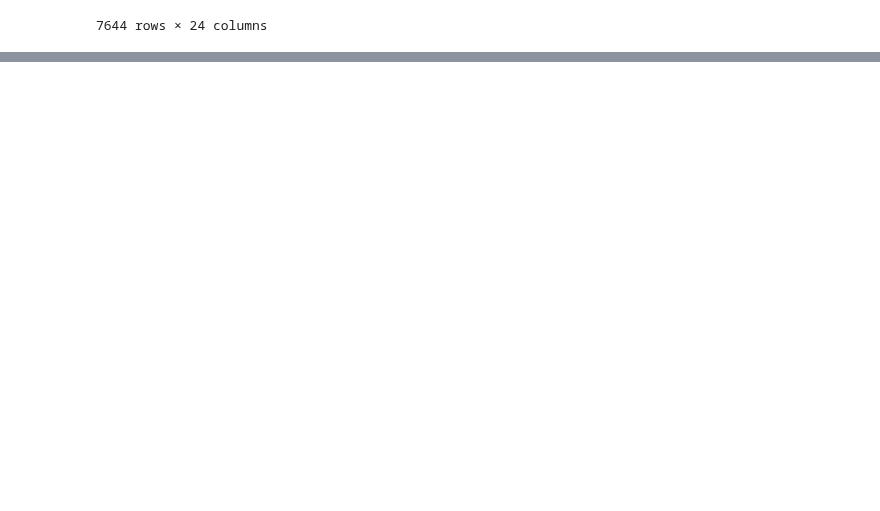
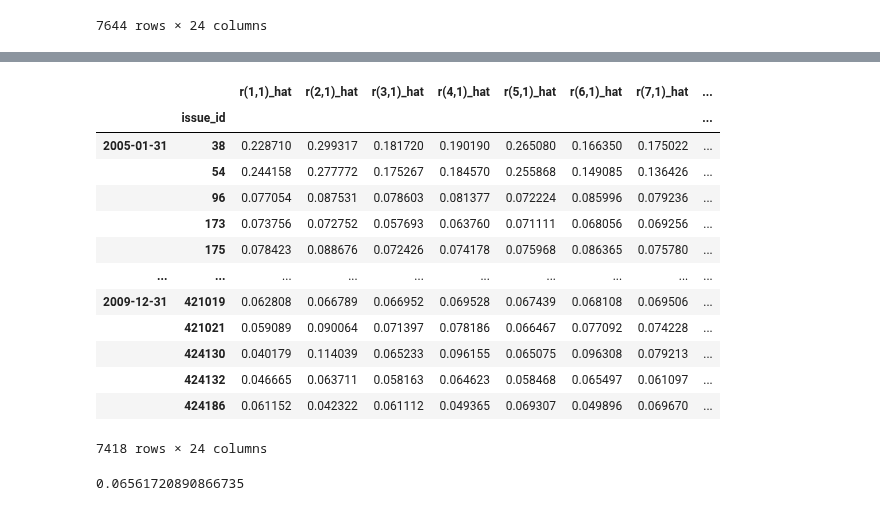
Before and after one commit to santoromano/Corporate-Bond-Factors, a Jupyter notebook: empirics.ipynb, the cells around one changed output, grey strips where cells are left out. Saved outputs shown, nothing was run; the diff lists cells and outputs as text; code cells hidden in the pictures; blank space fills up the shorter version.

Commit message:
deciles

```diff
--- a/empirics.ipynb
+++ b/empirics.ipynb
@@ -196,0 +199,58 @@ array([[0.10957543, 0.12167503, 0.09573974, ..., 0.09151534, 0.09319475,
+# %%
+def compute_deciles(df):
+    """
+    Computes deciles of each column of a multi-index pandas dataframe for every month.
+
+    Parameters:
+        df (pd.DataFrame): A multi-index pandas dataframe.
+
+    Returns:
+        deciles (pd.DataFrame): A dataframe with deciles for each column of the input dataframe, for every month.
+    """
+
+    # Create an empty dataframe to store the deciles
+    deciles = []
+
+    # Loop over each month
+    for month in df.index.get_level_values('date').unique():
+
+        # Select the data for the current month
+        month_data = df.loc[month]
+
+        # Compute the deciles for each column
+        deciles_data = month_data.apply(lambda x: pd.qcut(x, 10, labels=False, duplicates='drop'), axis=0)
+
+        # Add the deciles for the current month to the deciles dataframe
+        deciles_data.index = pd.MultiIndex.from_product([[month], deciles_data.index])
+        deciles.append(deciles_data)
+
+    deciles_df = pd.concat(deciles)
+
+    return deciles_df
+# %%
+deciles = compute_deciles(Y_hat)
+deciles.columns = deciles.columns+"_decile"
+# %%
+Y_hat_deciles = pd.concat([Y_hat, deciles], axis=1)
+# %%
+Y_hat_deciles
+# %% [output]
+|  |  | r(1,1)_hat | r(2,1)_hat | r(3,1)_hat | r(4,1)_hat | r(5,1)_hat | r(6,1)_hat | r(7,1)_hat | ... |
+|  | issue_id |  |  |  |  |  |  |  | ... |
+| 2005-01-31 | 38 | 0.228710 | 0.299317 | 0.181720 | 0.190190 | 0.265080 | 0.166350 | 0.175022 | ... |
+|  | 54 | 0.244158 | 0.277772 | 0.175267 | 0.184570 | 0.255868 | 0.149085 | 0.136426 | ... |
+|  | 96 | 0.077054 | 0.087531 | 0.078603 | 0.081377 | 0.072224 | 0.085996 | 0.079236 | ... |
+|  | 173 | 0.073756 | 0.072752 | 0.057693 | 0.063760 | 0.071111 | 0.068056 | 0.069256 | ... |
+|  | 175 | 0.078423 | 0.088676 | 0.072426 | 0.074178 | 0.075968 | 0.086365 | 0.075780 | ... |
+| ... | ... | ... | ... | ... | ... | ... | ... | ... | ... |
+| 2009-12-31 | 421019 | 0.062808 | 0.066789 | 0.066952 | 0.069528 | 0.067439 | 0.068108 | 0.069506 | ... |
+|  | 421021 | 0.059089 | 0.090064 | 0.071397 | 0.078186 | 0.066467 | 0.077092 | 0.074228 | ... |
+|  | 424130 | 0.040179 | 0.114039 | 0.065233 | 0.096155 | 0.065075 | 0.096308 | 0.079213 | ... |
+|  | 424132 | 0.046665 | 0.063711 | 0.058163 | 0.064623 | 0.058468 | 0.065497 | 0.061097 | ... |
+|  | 424186 | 0.061152 | 0.042322 | 0.061112 | 0.049365 | 0.069307 | 0.049896 | 0.069670 | ... |
+7418 rows × 24 columns
+# %%
+# Equal-weight return
+Y_hat_deciles.loc['2005-01-31']['r(1,1)_hat'][Y_hat_deciles.loc['2005-01-31']['r(1,1)_hat_decile']==2].mean()
+# %% [output]
+0.06561720890866735
```
Also changed, not shown: parts of 2 cells of this notebook.
